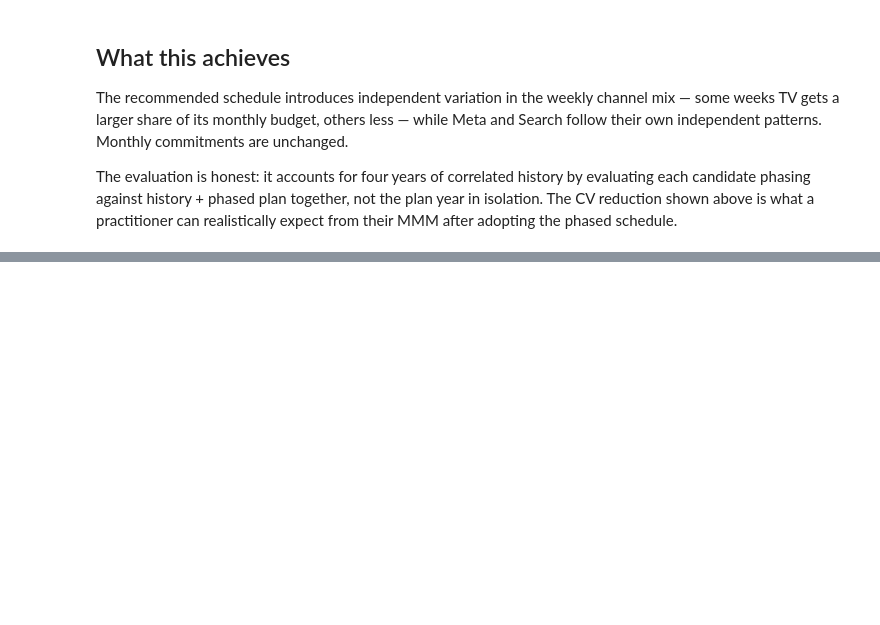
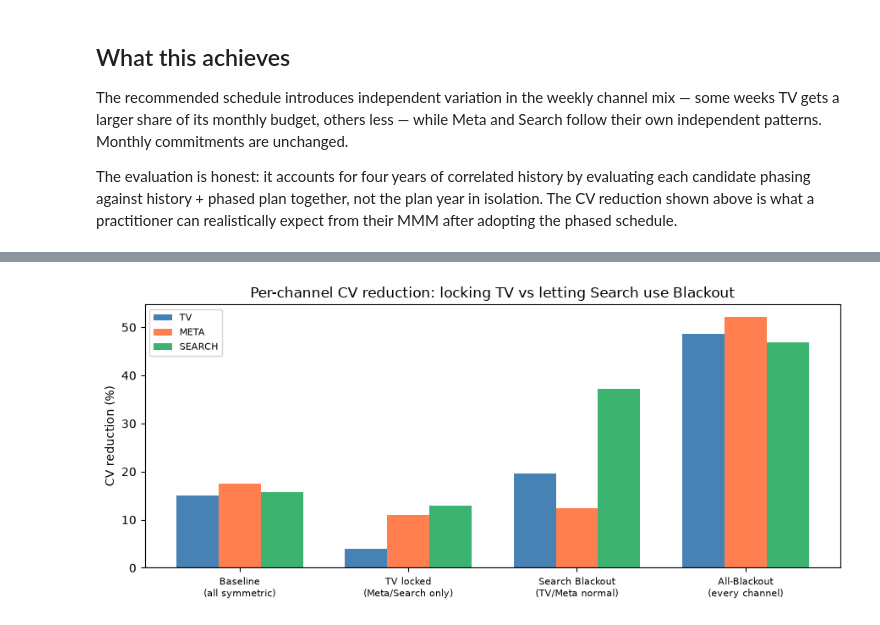
Before and after one commit to raz1470/how_wrong_is_your_mmm, a Jupyter notebook: notebooks/02_phaser_walkthrough.ipynb, the cells around one changed output, grey strips where cells are left out. Cells and saved outputs as stored; diff of their text form; code cells hidden in the pictures; blank space fills up the shorter version.

```diff
--- a/notebooks/02_phaser_walkthrough.ipynb
+++ b/notebooks/02_phaser_walkthrough.ipynb
@@ -101,7 +106,12 @@ phaser = BudgetPhaser(
     true_elasticities={"tv": 0.3, "meta": 0.5, "search": 0.4},
     max_weekly_deviation_pct=40.0,
 )
-phaser.fit(n_sims=n_sims, grid_steps=grid_steps, n_phasing_seeds=n_phasing_seeds, fast_mode=FAST_MODE)
+phaser.fit(
+    n_sims=n_sims,
+    grid_steps=grid_steps,
+    n_phasing_seeds=n_phasing_seeds,
+    fast_mode=FAST_MODE,
+)
 
 print(phaser.summary().to_string(index=False))
 # %% [output]
@@ -326,7 +334,9 @@ for col, ch in enumerate(plan.columns):
     p90s = [float(np.percentile(roi_by_label[l], 90)) for l in labels]
     ax.fill_between(x, p10s, p90s, alpha=0.25, color=color)
     ax.plot(x, medians, color=color, linewidth=2, marker="o")
-    ax.axhline(true_val_e * value_per_unit, color="black", linestyle="--", linewidth=1.2)
+    ax.axhline(
+        true_val_e * value_per_unit, color="black", linestyle="--", linewidth=1.2
+    )
     ax.set_xticks(list(x))
     ax.set_xticklabels(labels, fontsize=8)
     ax.set_title(f"{ch.upper()} ROI")
@@ -448,0 +634,26 @@ The evaluation is honest: it accounts for four years of correlated history by ev
+# %%
+fig, ax = plt.subplots(figsize=(9, 4))
+scenario_labels = list(comparison_scenarios.keys())
+channels = list(plan.columns)
+bar_width = 0.25
+x = np.arange(len(scenario_labels))
+
+for i, ch in enumerate(channels):
+    ax.bar(
+        x + i * bar_width,
+        comparison_df[f"{ch}_reduction_pct"],
+        width=bar_width,
+        color=channel_colors[ch],
+        label=ch.upper(),
+    )
+
+ax.set_xticks(x + bar_width)
+ax.set_xticklabels(scenario_labels, fontsize=8)
+ax.set_ylabel("CV reduction (%)")
+ax.set_title("Per-channel CV reduction: locking TV vs letting Search use Blackout")
+ax.axhline(0, color="black", linewidth=0.8)
+ax.legend(fontsize=8)
+plt.tight_layout()
+plt.show()
+# %% [output]
+[figure, added]
```
Also changed, not shown: parts of 10 cells of this notebook, 8 other files.
